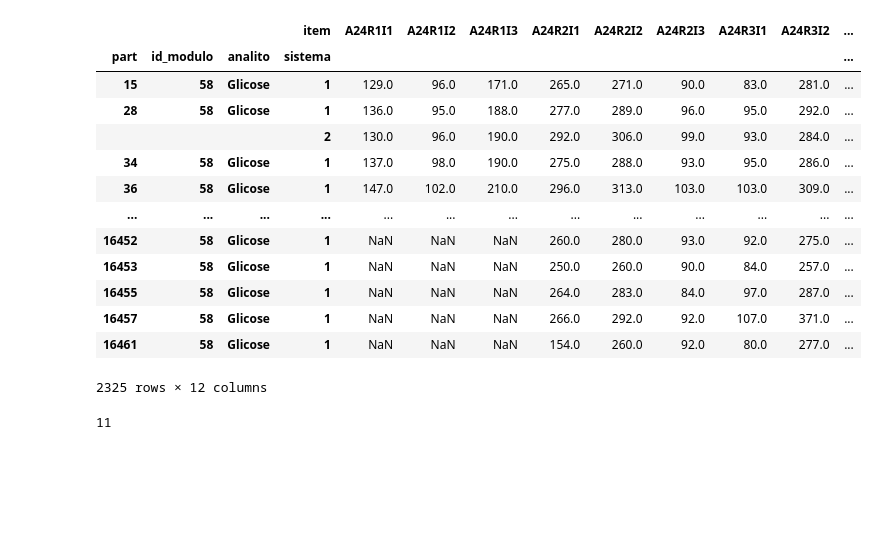
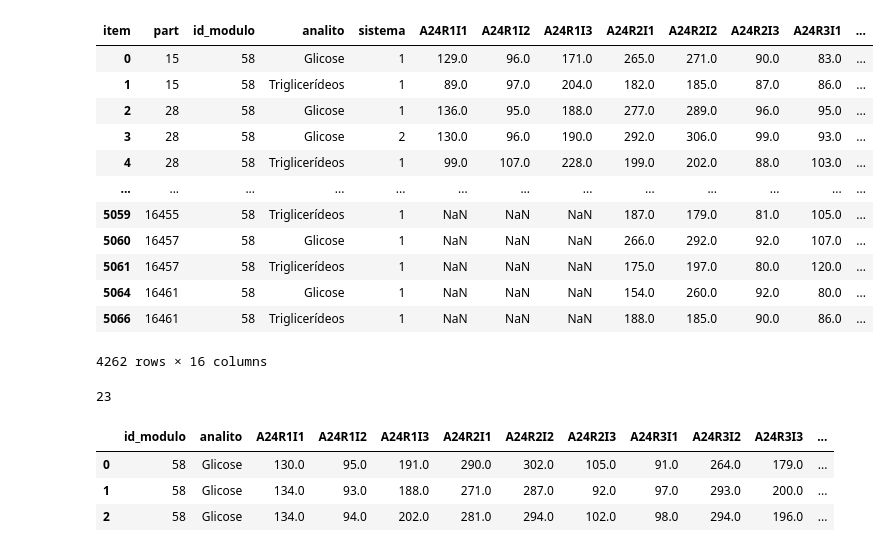
Before and after one commit to BrunoSantos14/Estudo-Colusao, a Jupyter notebook: teste.ipynb, the cells around one changed output. Cells and saved outputs as stored; diff of their text form; code cells hidden in the pictures; blank space fills up the shorter version.

```diff
--- a/teste.ipynb
+++ b/teste.ipynb
@@ -33,0 +1,10 @@ df
+# %%
+from utils import Data
+
+data = Data()
+
+parceiros = data.get_parceiros()
+modulos = data.get_modulos()
+# %%
+df = data.get_data(ano = 2024, id_modulo = [58], analito = ['Glicose', 'Triglicerídeos'])
+df
@@ -34,24 +25,23 @@ df
 # %%
 from utils import PreProcessamento
 
 prepross = PreProcessamento(df)
-df_tratado = prepross.get_data().set_index(['part','id_modulo','analito','sistema'])
+df_tratado = prepross.get_data()
 df_tratado
 # %% [output]
-|  |  |  | item | A24R1I1 | A24R1I2 | A24R1I3 | A24R2I1 | A24R2I2 | A24R2I3 | A24R3I1 | A24R3I2 | ... |
-| part | id_modulo | analito | sistema |  |  |  |  |  |  |  |  | ... |
-| 15 | 58 | Glicose | 1 | 129.0 | 96.0 | 171.0 | 265.0 | 271.0 | 90.0 | 83.0 | 281.0 | ... |
-| 28 | 58 | Glicose | 1 | 136.0 | 95.0 | 188.0 | 277.0 | 289.0 | 96.0 | 95.0 | 292.0 | ... |
-|  |  |  | 2 | 130.0 | 96.0 | 190.0 | 292.0 | 306.0 | 99.0 | 93.0 | 284.0 | ... |
-| 34 | 58 | Glicose | 1 | 137.0 | 98.0 | 190.0 | 275.0 | 288.0 | 93.0 | 95.0 | 286.0 | ... |
-| 36 | 58 | Glicose | 1 | 147.0 | 102.0 | 210.0 | 296.0 | 313.0 | 103.0 | 103.0 | 309.0 | ... |
+| item | part | id_modulo | analito | sistema | A24R1I1 | A24R1I2 | A24R1I3 | A24R2I1 | A24R2I2 | A24R2I3 | A24R3I1 | ... |
+| 0 | 15 | 58 | Glicose | 1 | 129.0 | 96.0 | 171.0 | 265.0 | 271.0 | 90.0 | 83.0 | ... |
+| 1 | 15 | 58 | Triglicerídeos | 1 | 89.0 | 97.0 | 204.0 | 182.0 | 185.0 | 87.0 | 86.0 | ... |
+| 2 | 28 | 58 | Glicose | 1 | 136.0 | 95.0 | 188.0 | 277.0 | 289.0 | 96.0 | 95.0 | ... |
+| 3 | 28 | 58 | Glicose | 2 | 130.0 | 96.0 | 190.0 | 292.0 | 306.0 | 99.0 | 93.0 | ... |
+| 4 | 28 | 58 | Triglicerídeos | 1 | 99.0 | 107.0 | 228.0 | 199.0 | 202.0 | 88.0 | 103.0 | ... |
 | ... | ... | ... | ... | ... | ... | ... | ... | ... | ... | ... | ... | ... |
-| 16452 | 58 | Glicose | 1 | NaN | NaN | NaN | 260.0 | 280.0 | 93.0 | 92.0 | 275.0 | ... |
-| 16453 | 58 | Glicose | 1 | NaN | NaN | NaN | 250.0 | 260.0 | 90.0 | 84.0 | 257.0 | ... |
-| 16455 | 58 | Glicose | 1 | NaN | NaN | NaN | 264.0 | 283.0 | 84.0 | 97.0 | 287.0 | ... |
-| 16457 | 58 | Glicose | 1 | NaN | NaN | NaN | 266.0 | 292.0 | 92.0 | 107.0 | 371.0 | ... |
-| 16461 | 58 | Glicose | 1 | NaN | NaN | NaN | 154.0 | 260.0 | 92.0 | 80.0 | 277.0 | ... |
+| 5059 | 16455 | 58 | Triglicerídeos | 1 | NaN | NaN | NaN | 187.0 | 179.0 | 81.0 | 105.0 | ... |
+| 5060 | 16457 | 58 | Glicose | 1 | NaN | NaN | NaN | 266.0 | 292.0 | 92.0 | 107.0 | ... |
+| 5061 | 16457 | 58 | Triglicerídeos | 1 | NaN | NaN | NaN | 175.0 | 197.0 | 80.0 | 120.0 | ... |
+| 5064 | 16461 | 58 | Glicose | 1 | NaN | NaN | NaN | 154.0 | 260.0 | 92.0 | 80.0 | ... |
+| 5066 | 16461 | 58 | Triglicerídeos | 1 | NaN | NaN | NaN | 188.0 | 185.0 | 90.0 | 86.0 | ... |
-2325 rows × 12 columns
+4262 rows × 16 columns
 # %%
 import pandas as pd
 def cola_identica(df: pd.DataFrame) -> pd.DataFrame:
@@ -62,8 +52,15 @@ def cola_identica(df: pd.DataFrame) -> pd.DataFrame:
     df['part'] = df['part'].astype(str)
 
     agregar = [i for i in df.columns if i not in ['part','sistema']]
-    return df.groupby(agregar, dropna=False)['part'].agg(lambda x: ' - '.join((x))).reset_index()
+    df = df.groupby(agregar, dropna=False)['part'].agg(lambda x: ' - '.join((x))).reset_index()
+    return df
 
-len(cola_identica(df_tratado))
+df_identico = cola_identica(df_tratado)
+print(len(df_identico))
+df_identico.head(3)
 # %% [output]
-11
+23
+|  | id_modulo | analito | A24R1I1 | A24R1I2 | A24R1I3 | A24R2I1 | A24R2I2 | A24R2I3 | A24R3I1 | A24R3I2 | A24R3I3 | ... |
+| 0 | 58 | Glicose | 130.0 | 95.0 | 191.0 | 290.0 | 302.0 | 105.0 | 91.0 | 264.0 | 179.0 | ... |
+| 1 | 58 | Glicose | 134.0 | 93.0 | 188.0 | 271.0 | 287.0 | 92.0 | 97.0 | 293.0 | 200.0 | ... |
+| 2 | 58 | Glicose | 134.0 | 94.0 | 202.0 | 281.0 | 294.0 | 102.0 | 98.0 | 294.0 | 196.0 | ... |
```
Also changed, not shown: parts of 6 cells of this notebook, 5 other files.
